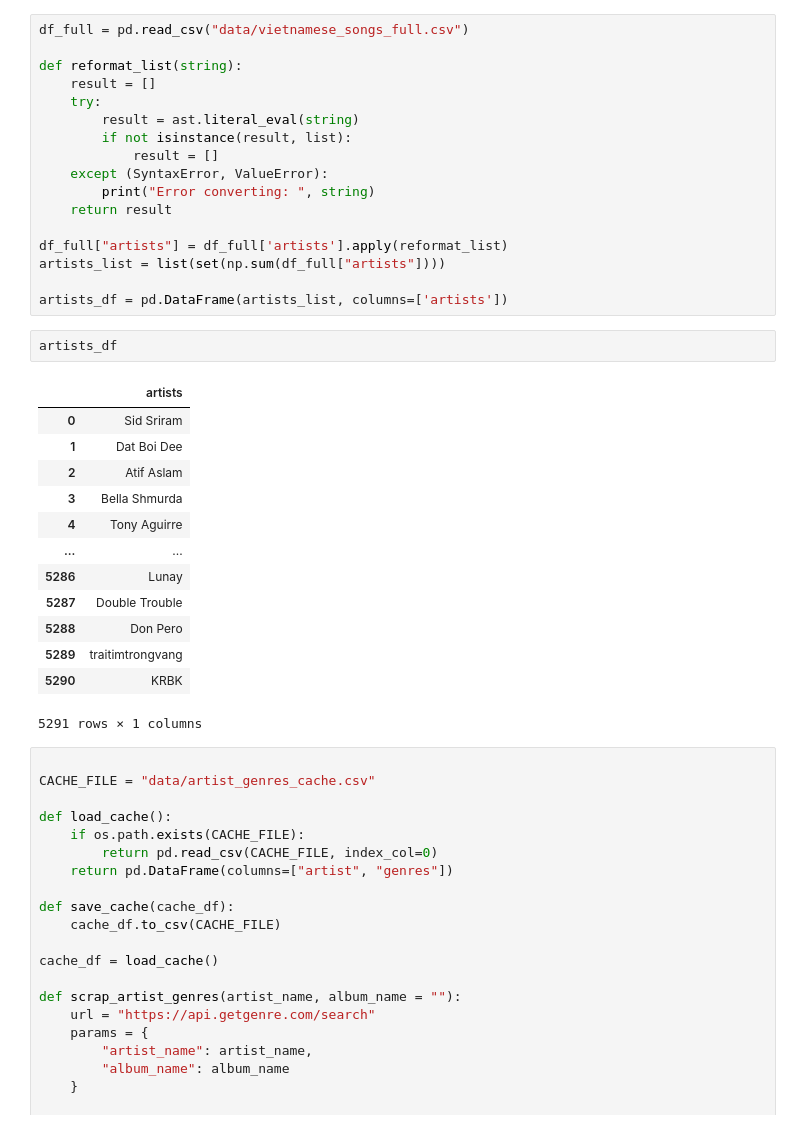
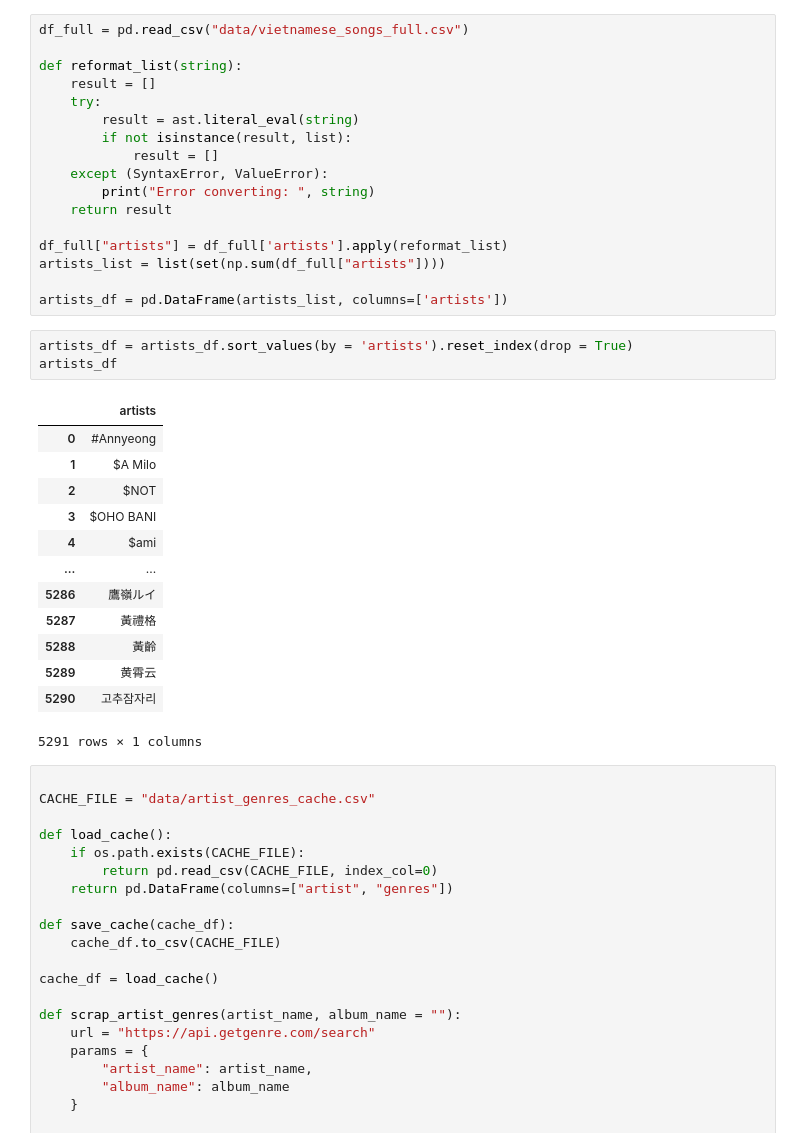
Before and after one commit to truongthuankiet1990gmailcom/Data-Visualization-HW1, a Jupyter notebook: notebook.ipynb, the cells around one changed output. Saved outputs shown, nothing was run; the diff lists cells and outputs as text.

```diff
--- a/notebook.ipynb
+++ b/notebook.ipynb
@@ -1428,22 +1428,23 @@ df_full["artists"] = df_full['artists'].apply(reformat_list)
 artists_list = list(set(np.sum(df_full["artists"])))
 
 artists_df = pd.DataFrame(artists_list, columns=['artists'])
-# %%
-artists_df
-# %% [output]
-|  | artists |
-| 0 | Sid Sriram |
-| 1 | Dat Boi Dee |
-| 2 | Atif Aslam |
-| 3 | Bella Shmurda |
-| 4 | Tony Aguirre |
-| ... | ... |
-| 5286 | Lunay |
-| 5287 | Double Trouble |
-| 5288 | Don Pero |
-| 5289 | traitimtrongvang |
-| 5290 | KRBK |
-5291 rows × 1 columns
+# %%
+artists_df = artists_df.sort_values(by = 'artists').reset_index(drop = True)
+artists_df
+# %% [output]
+|  | artists |
+| 0 | #Annyeong |
+| 1 | $A Milo |
+| 2 | $NOT |
+| 3 | $OHO BANI |
+| 4 | $ami |
+| ... | ... |
+| 5286 | 鷹嶺ルイ |
+| 5287 | 黃禮格 |
+| 5288 | 黃齡 |
+| 5289 | 黄霄云 |
+| 5290 | 고추잠자리 |
+5291 rows × 1 columns
 # %%
 
 CACHE_FILE = "data/artist_genres_cache.csv"
```
